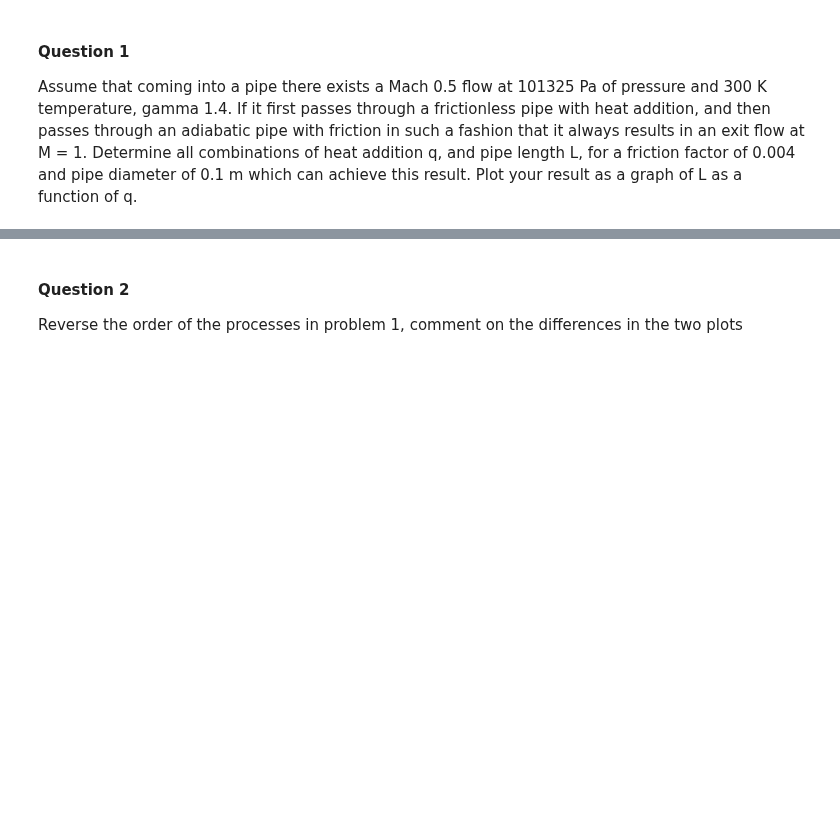
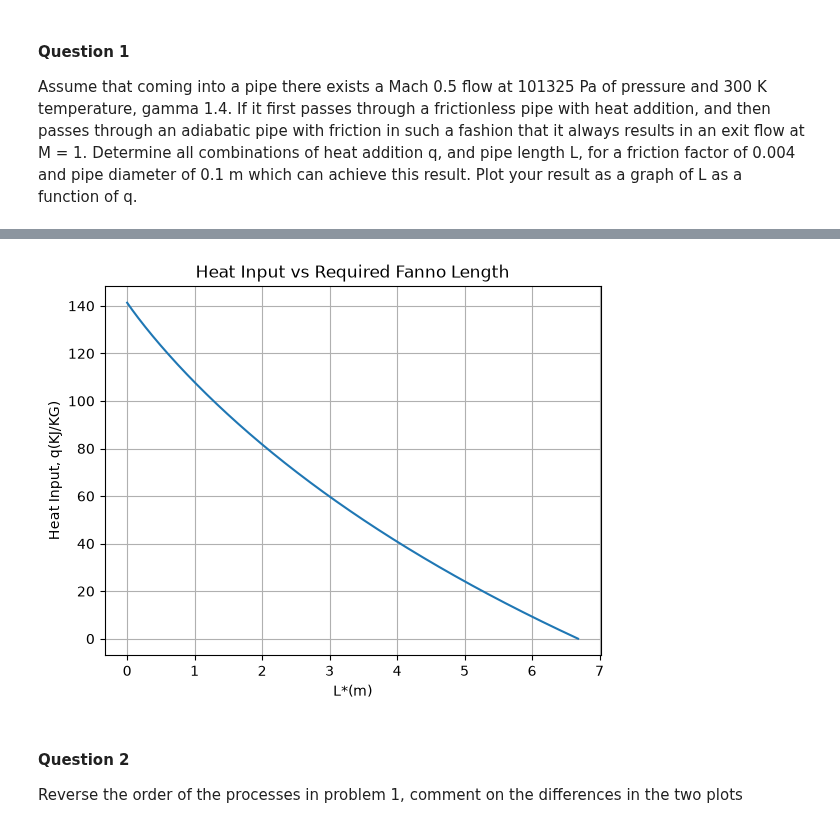
Before and after one commit to DanielKim0208/ME-433RocketScience, a Jupyter notebook: HW4/HW4.ipynb, the cells around one changed output, grey strips where cells are left out. Saved outputs shown, nothing was run; the diff lists cells and outputs as text; code cells hidden in the pictures; blank space fills up the shorter version.

```diff
--- a/HW4/HW4.ipynb
+++ b/HW4/HW4.ipynb
@@ -17,4 +29,23 @@ Assuming
 # %%
 import numpy as np
 import matplotlib.pyplot as plt
-import sympy as sp
+
+# CONSTANTS
+M_i = 0.5 #Mach number
+P_i = 101325 #Pa
+T_i = 300 #K
+gamma = 1.4 #heat capacity ratio
+M2 = np.linspace(0.5, 1, 1000)
+D = 0.1
+f = 0.004
+
+#Lists to solve problem
+Lstar_q1 = []
+
+
+#Stagnation Temperature relationship, only works for isentropic process
+def stagTemp(m, gamma, T):
+    M = m ** 2
+    T_stag = (1 + ((gamma - 1)/2 ) * M) * T
+    return T_stag
+print(stagTemp(M_i, gamma, T_i))
@@ -21,13 +53,0 @@ import sympy as sp
-# %%
-# I have used simpy python library to solve M, m * m as the function of T, which stands for (T0/T*)
-
-gamma = sp.symbols('gamma', constant=True)
-T, M = sp.symbols('T M')
-eqn = sp.Eq((2*(gamma + 1)*M*(1 + ((gamma - 1)/2)*M)) / (1 + gamma*M)**2,T)
-M_sol = sp.solve(eqn, M)
-print(M_sol)
-
-def RayleighExitMach(ToRatio, gamma):
-    M_1 = -T*gamma + gamma - np.sqrt(1 - T)*(gamma + 1) + 1)/(T*gamma**2 - gamma**2 + 1)
-    M_2 = (-T*gamma + gamma + np.sqrt(1 - T)*(gamma + 1) + 1)/(T*gamma**2 - gamma**2 + 1)
-    # The initial Mach number given in the question is 0.5< 1.0, subsonic. Thus, due to the thermal chocke, M^2 can never exceed 9
@@ -86,3 +97,15 @@ def fanno(m, gamma, f, D):
+# %%
+q_values = [row[1] for row in Lstar_q1]
+Lstar_values = [row[2] for row in Lstar_q1]
+
+plt.plot(Lstar_values, q_values)
+plt.xlabel("L*(m)")
+plt.ylabel("Heat Input, q(KJ/KG)")
+plt.title("Heat Input vs Required Fanno Length")
+plt.grid(True)
+plt.show()
+# %% [output]
+[figure, added]
 # %% [markdown]
 #### Question 2
 Reverse the order of the processes in problem 1, comment on the differences in the two plots
```
Also changed, not shown: parts of 8 cells of this notebook.
